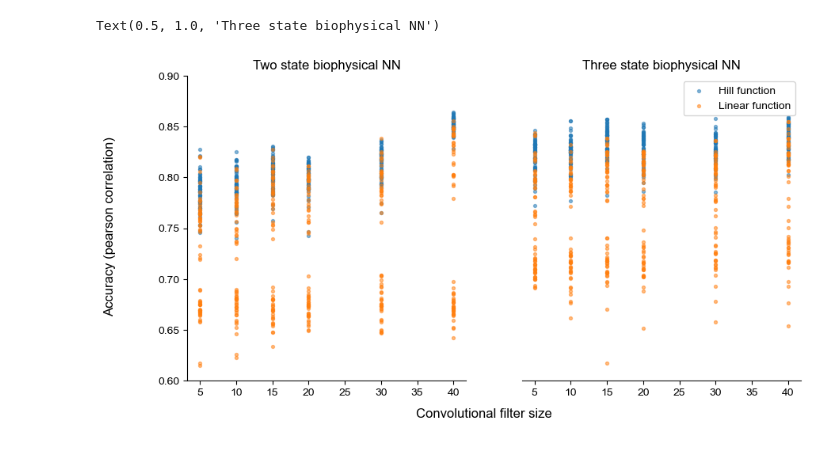
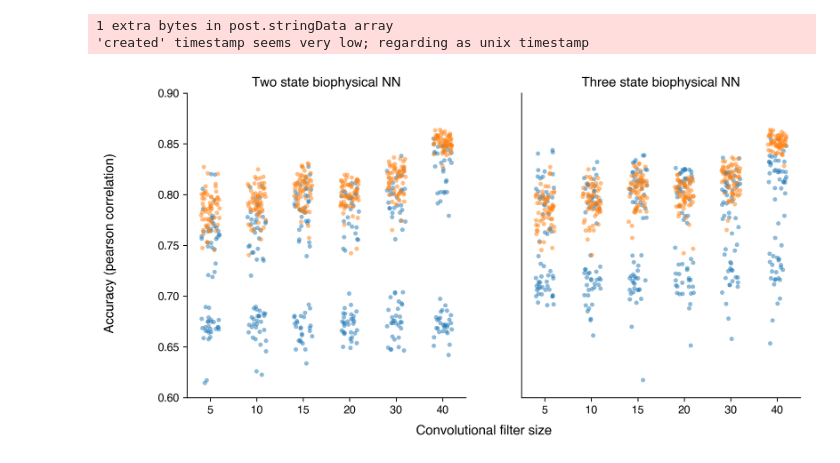
Before and after one commit to staller-lab/NN_interpretability_for_AD_prediction, a Jupyter notebook: scripts/analysis_scripts/compare_bound_transformations.ipynb, the cells around one changed output. Saved outputs shown, nothing was run; the diff lists cells and outputs as text; code cells hidden in the pictures.

```diff
--- a/scripts/analysis_scripts/compare_bound_transformations.ipynb
+++ b/scripts/analysis_scripts/compare_bound_transformations.ipynb
@@ -49,44 +8,52 @@ Index(['model_name', ' model_type', ' kernel_size', ' activity_fun',
+# %%
+# Parameters to make figures work better with illustrator
+import matplotlib
+# For higher resoltion figures
+plt.rcParams['figure.dpi'] = 300
+plt.rcParams['savefig.dpi'] = 300
+
+matplotlib.rcParams['pdf.fonttype'] = 42
+matplotlib.rcParams['ps.fonttype'] = 42
+plt.rcParams["font.family"] = "Helvetica"
+plt.rcParams['pdf.fonttype'] = 42
 # %%
-import re
-# data_two_state = pd.read_csv("../results/results_2_state_w0.5_repeats.csv")
-# data_three_state = pd.read_csv("../results/results_3_state_repeats.csv")
-
+# Reading in the data from all the NN trainings
 data_two_state = pd.read_csv("../../results/results_two_state_test_larger_LR.csv")
 data_three_state = pd.read_csv("../../results/results_three_state_abund_test_larger_LR.csv")
 
-# all_results = pd.read_csv("../../results/results.csv")
 data_two_state_linear = data_two_state[(data_two_state["activity_fun"] == "Linear") & (data_two_state["model_type"] == "two_state_abund")]
 data_three_state_linear = data_three_state[(data_three_state["activity_fun"] == "Linear") & (data_three_state["model_type"] == "three_state_abund")]
 
 data_two_state_hill = data_two_state[(data_two_state["activity_fun"] == "Hill") & (data_two_state["model_type"] == "two_state_abund")]
 data_three_state_hill = data_three_state[(data_three_state["activity_fun"] == "Hill") & (data_three_state["model_type"] == "three_state_abund")]
 
 fig, axs = plt.subplots(1,2, figsize = (10,5), sharex=True, sharey=True)
 
-axs[0].scatter(data_two_state_hill["kernel_size"], data_two_state_hill["pearson_act_test"], label="Hill function", s=8, alpha=0.5)
-axs[1].scatter(data_three_state_hill["kernel_size"], data_three_state_hill["pearson_act_test"], label="Hill function", s=8, alpha=0.5)
+sns.stripplot(x="kernel_size", y="pearson_act_test", data=data_two_state_linear, jitter=0.2, size=4, alpha=0.5, ax=axs[0])
+sns.stripplot(x="kernel_size", y="pearson_act_test", data=data_three_state_linear, jitter=0.2, size=4, alpha=0.5, ax=axs[1])
 
-axs[0].scatter(data_two_state_linear["kernel_size"], data_two_state_linear["pearson_act_test"], label="Linear function", s=8, alpha=0.5)
-axs[1].scatter(data_three_state_linear["kernel_size"], data_three_state_linear["pearson_act_test"], label="Linear function", s=8, alpha=0.5)
-
+sns.stripplot(x="kernel_size", y="pearson_act_test", data=data_two_state_hill, jitter=0.2, size=4, alpha=0.5, ax=axs[0])
+sns.stripplot(x="kernel_size", y="pearson_act_test", data=data_two_state_hill, jitter=0.2, size=4, alpha=0.5, ax=axs[1])
 
 fig.supxlabel("Convolutional filter size")
 fig.supylabel("Accuracy (pearson correlation)")
 
-plt.legend()
+axs[0].legend(frameon=False)
 plt.ylim(0.6, 0.9)
 
-axs[0].spines["top"].set_visible(False)
-axs[0].spines["right"].set_visible(False)
-
-axs[1].spines["top"].set_visible(False)
-axs[1].spines["right"].set_visible(False)
-axs[1].spines["left"].set_visible(False)
+sns.despine()
 
 axs[1].yaxis.set_tick_params(size=0)
+axs[1].set_xlabel("")
+axs[0].set_xlabel("")
+axs[0].set_ylabel("")
 
 axs[0].set_title("Two state biophysical NN")
 axs[1].set_title("Three state biophysical NN")
+
+plt.savefig("../../figures/hill_vs_linear_plot.pdf")
+plt.savefig("../../figures/hill_vs_linear_plot.png")
 # %% [output]
-Text(0.5, 1.0, 'Three state biophysical NN')
+1 extra bytes in post.stringData array
+'created' timestamp seems very low; regarding as unix timestamp
-[figure, old version]
+[figure, new version]
```
Also changed, not shown: parts of 7 cells of this notebook, 9 other files.
